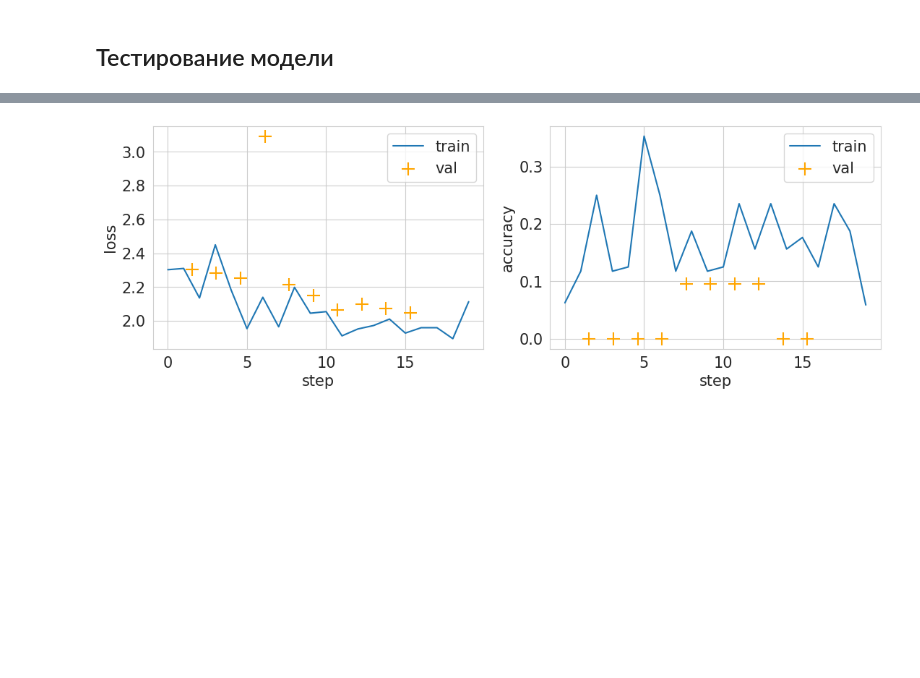
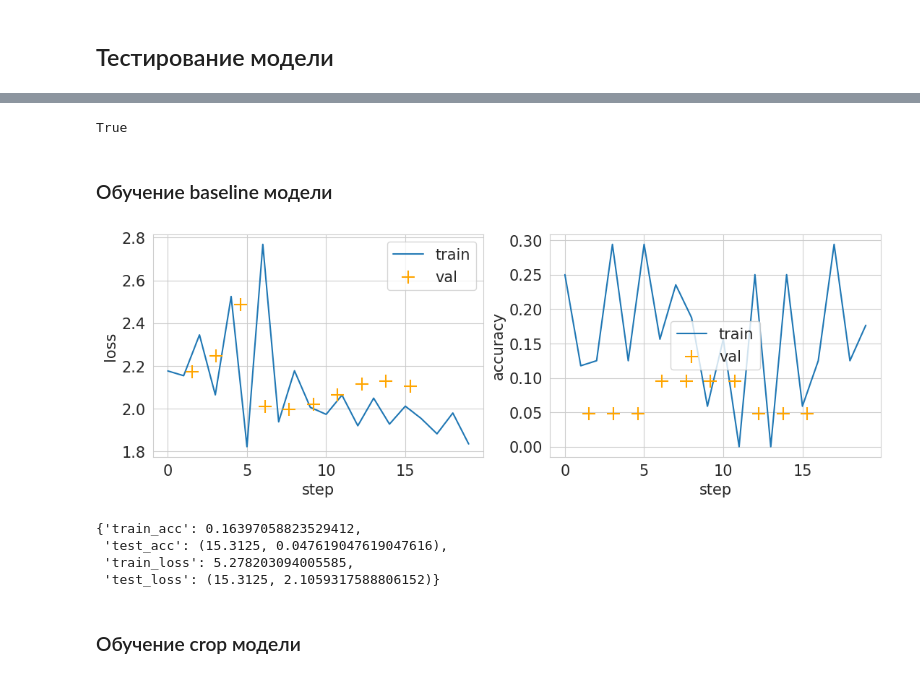
Before and after one commit to molivka/iu9-coursework, a Jupyter notebook: coursework_models_part.ipynb, the cells around one changed output, grey strips where cells are left out. Drawn from its saved outputs; the diff is of its cells as text; code cells hidden in the pictures; blank space fills up the shorter version.

Commit message:
added integration with weights & biases + test new models

```diff
--- a/coursework_models_part.ipynb
+++ b/coursework_models_part.ipynb
@@ -441,30 +421,38 @@ def train_epoch(model, criterion, train_loader, optimizer):
 # %%
-def test(model, criterion, test_loader):
+def test(model, criterion, val_loader):
     # режим вычислний
     model.eval()
 
     accuracy_log, loss_log = [], []
-    # x_batch: [32, 3, 224, 224]
-    # y_batch: [32]
-    for num_batch, (x_batch, y_batch) in enumerate(test_loader):
+    accuracy_log_wb, loss_log_wb = 0, 0
+    # images: [32, 3, 224, 224]
+    # labels: [32]
+    for images, labels in val_loader:
         # скидываем на gpu
-        x_batch = x_batch.to(device)
-        y_batch = y_batch.to(device)
+        images = images.to(device)
+        labels = labels.to(device)
 
         # градиент нам тут считать не нужно, не используем при тесте
         with torch.no_grad():
             # предсказываем вероятности
-            logits = model(x_batch)
+            logits = model(images)
             # считаем лосс
-            loss = criterion(logits, y_batch)
+            loss = criterion(logits, labels)
 
         # предсказания
-        y_pred = torch.max(logits, dim=1)[1].cpu().detach().numpy()
-        y_true = y_batch.cpu().detach().numpy()
+        labels_pred = torch.max(logits, dim=1)[1].cpu().detach().numpy()
+        labels_true = labels.cpu().detach().numpy()
 
         # сохраняем статистику
-        accuracy_log.append(np.mean(y_pred == y_true))
+        accuracy_log.append(np.mean(labels_pred == labels_true))
         loss_log.append(loss.item())
 
-    return accuracy_log, loss_log
+        # для логирования
+        loss_log_wb += loss.item() * images.shape[0]
+        accuracy_log_wb += (logits.argmax(dim=1) == labels).sum().item()
+
+    accuracy_log_wb /= len(val_loader.dataset)
+    loss_log_wb /= len(val_loader.dataset)
+
+    return accuracy_log, loss_log, accuracy_log_wb, loss_log_wb,
 # %%
@@ -501,8 +513,25 @@ def train(model, criterion, train_loader, val_loader, optimizer, num_epoches, ba
+# %%
+import wandb
+wandb.login()
+# %% [output]
+True
+# %%
+num_epoches = 10
+LR = 0.05
+batch_size = 32
+criterion = nn.CrossEntropyLoss()
+# %% [markdown]
+### Обучение baseline модели
 # %%
-model = LokiNet().to(device)
-criterion = nn.CrossEntropyLoss()
-optimizer = torch.optim.Adam(model.parameters())
+baseline_model = LokiNet().to(device)
+baseline_optimizer = torch.optim.AdamW(baseline_model.parameters())
 # %%
-results = train(model, criterion, train_loader, val_loader, optimizer, num_epoches=10, batch_size=32)
+train(baseline_model, criterion, train_loader, val_loader, baseline_optimizer, num_epoches, batch_size, 'baseline')
 # %% [output]
-[figure, old version]
+[figure, new version]
+{'train_acc': 0.16397058823529412,
+ 'test_acc': (15.3125, 0.047619047619047616),
+ 'train_loss': 5.278203094005585,
+ 'test_loss': (15.3125, 2.1059317588806152)}
+# %% [markdown]
+### Обучение crop модели
```
Also changed, not shown: parts of 43 cells of this notebook.
